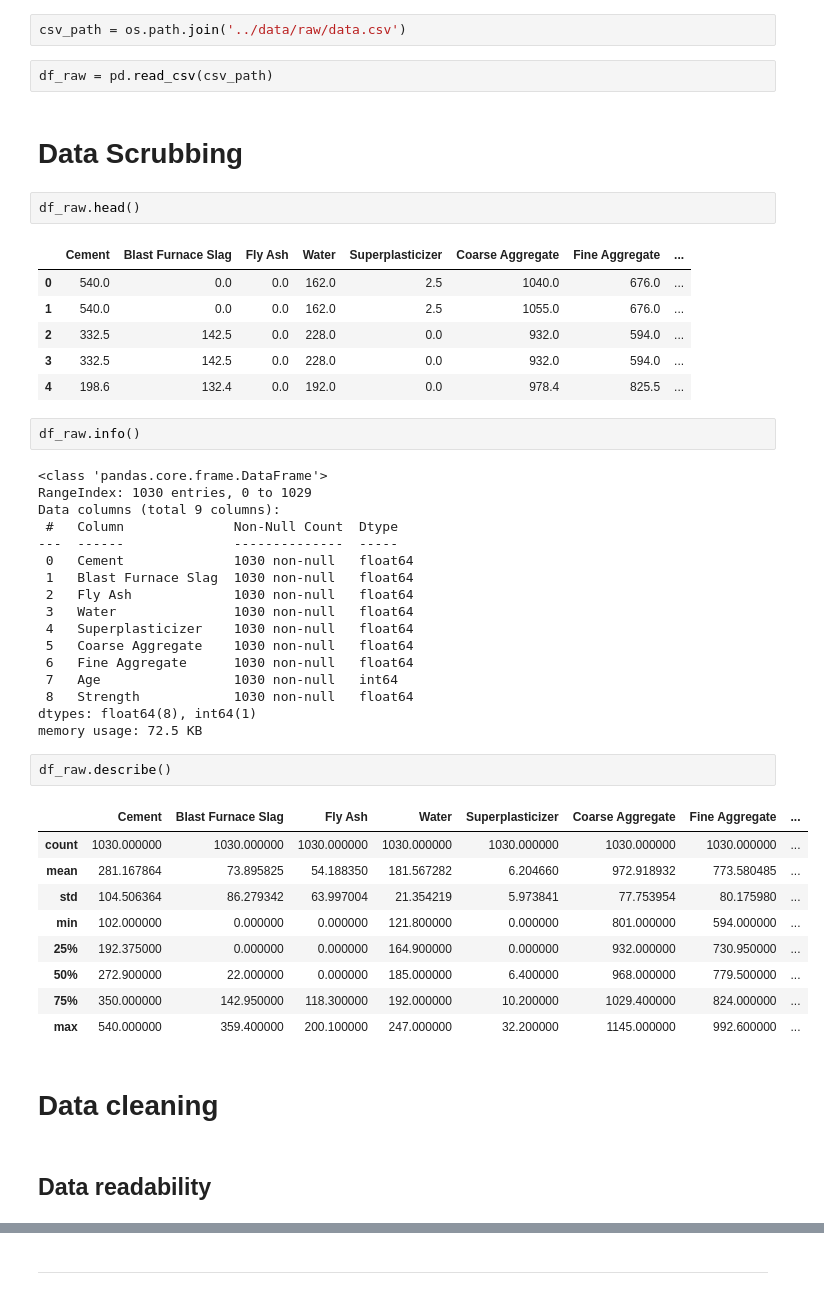
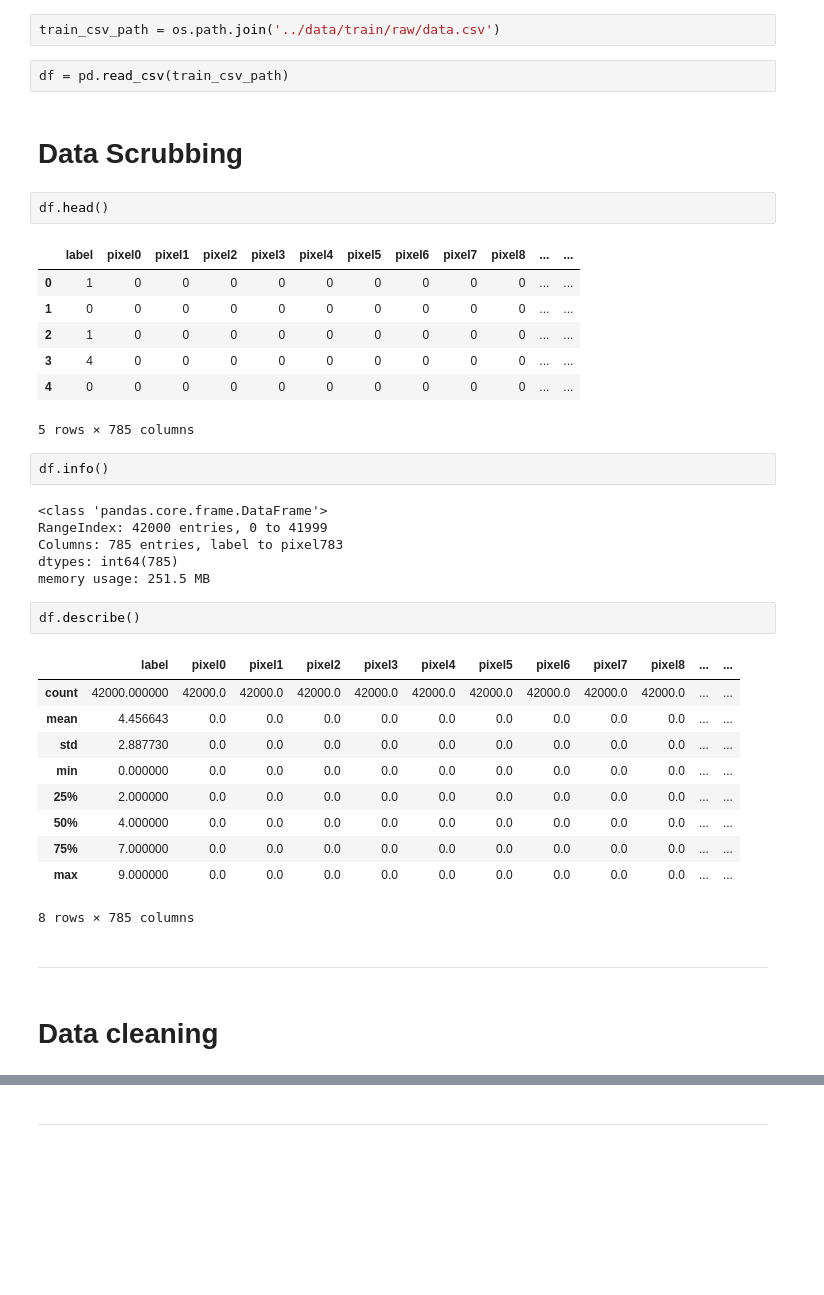
Before and after one commit to adilsmh/Digit-Recognizer, a Jupyter notebook: notebooks/notebook_model.ipynb, the cells around one changed output, grey strips where cells are left out. Cells and saved outputs as stored; diff of their text form; blank space fills up the shorter version.

```diff
--- a/notebooks/notebook_model.ipynb
+++ b/notebooks/notebook_model.ipynb
@@ -49,52 +53,43 @@ warnings.filterwarnings('ignore')
 # %% [markdown]
 # Data Fetching
 # %%
-csv_path = os.path.join('../data/raw/data.csv')
+train_csv_path = os.path.join('../data/train/raw/data.csv')
 # %%
-df_raw = pd.read_csv(csv_path)
+df = pd.read_csv(train_csv_path)
 # %% [markdown]
 # Data Scrubbing
 # %%
-df_raw.head()
+df.head()
 # %% [output]
-|  | Cement | Blast Furnace Slag | Fly Ash | Water | Superplasticizer | Coarse Aggregate | Fine Aggregate | ... |
-| 0 | 540.0 | 0.0 | 0.0 | 162.0 | 2.5 | 1040.0 | 676.0 | ... |
-| 1 | 540.0 | 0.0 | 0.0 | 162.0 | 2.5 | 1055.0 | 676.0 | ... |
-| 2 | 332.5 | 142.5 | 0.0 | 228.0 | 0.0 | 932.0 | 594.0 | ... |
-| 3 | 332.5 | 142.5 | 0.0 | 228.0 | 0.0 | 932.0 | 594.0 | ... |
-| 4 | 198.6 | 132.4 | 0.0 | 192.0 | 0.0 | 978.4 | 825.5 | ... |
+|  | label | pixel0 | pixel1 | pixel2 | pixel3 | pixel4 | pixel5 | pixel6 | pixel7 | pixel8 | ... | ... |
+| 0 | 1 | 0 | 0 | 0 | 0 | 0 | 0 | 0 | 0 | 0 | ... | ... |
+| 1 | 0 | 0 | 0 | 0 | 0 | 0 | 0 | 0 | 0 | 0 | ... | ... |
+| 2 | 1 | 0 | 0 | 0 | 0 | 0 | 0 | 0 | 0 | 0 | ... | ... |
+| 3 | 4 | 0 | 0 | 0 | 0 | 0 | 0 | 0 | 0 | 0 | ... | ... |
+| 4 | 0 | 0 | 0 | 0 | 0 | 0 | 0 | 0 | 0 | 0 | ... | ... |
+5 rows × 785 columns
 # %%
-df_raw.info()
+df.info()
 # %% [output]
 <class 'pandas.core.frame.DataFrame'>
-RangeIndex: 1030 entries, 0 to 1029
-Data columns (total 9 columns):
- #   Column              Non-Null Count  Dtype
----  ------              --------------  -----
- 0   Cement              1030 non-null   float64
- 1   Blast Furnace Slag  1030 non-null   float64
- 2   Fly Ash             1030 non-null   float64
- 3   Water               1030 non-null   float64
- 4   Superplasticizer    1030 non-null   float64
- 5   Coarse Aggregate    1030 non-null   float64
- 6   Fine Aggregate      1030 non-null   float64
- 7   Age                 1030 non-null   int64
- 8   Strength            1030 non-null   float64
-dtypes: float64(8), int64(1)
-memory usage: 72.5 KB
+RangeIndex: 42000 entries, 0 to 41999
+Columns: 785 entries, label to pixel783
+dtypes: int64(785)
+memory usage: 251.5 MB
 # %%
-df_raw.describe()
+df.describe()
 # %% [output]
-|  | Cement | Blast Furnace Slag | Fly Ash | Water | Superplasticizer | Coarse Aggregate | Fine Aggregate | ... |
-| count | 1030.000000 | 1030.000000 | 1030.000000 | 1030.000000 | 1030.000000 | 1030.000000 | 1030.000000 | ... |
-| mean | 281.167864 | 73.895825 | 54.188350 | 181.567282 | 6.204660 | 972.918932 | 773.580485 | ... |
-| std | 104.506364 | 86.279342 | 63.997004 | 21.354219 | 5.973841 | 77.753954 | 80.175980 | ... |
-| min | 102.000000 | 0.000000 | 0.000000 | 121.800000 | 0.000000 | 801.000000 | 594.000000 | ... |
-| 25% | 192.375000 | 0.000000 | 0.000000 | 164.900000 | 0.000000 | 932.000000 | 730.950000 | ... |
-| 50% | 272.900000 | 22.000000 | 0.000000 | 185.000000 | 6.400000 | 968.000000 | 779.500000 | ... |
-| 75% | 350.000000 | 142.950000 | 118.300000 | 192.000000 | 10.200000 | 1029.400000 | 824.000000 | ... |
-| max | 540.000000 | 359.400000 | 200.100000 | 247.000000 | 32.200000 | 1145.000000 | 992.600000 | ... |
+|  | label | pixel0 | pixel1 | pixel2 | pixel3 | pixel4 | pixel5 | pixel6 | pixel7 | pixel8 | ... | ... |
+| count | 42000.000000 | 42000.0 | 42000.0 | 42000.0 | 42000.0 | 42000.0 | 42000.0 | 42000.0 | 42000.0 | 42000.0 | ... | ... |
+| mean | 4.456643 | 0.0 | 0.0 | 0.0 | 0.0 | 0.0 | 0.0 | 0.0 | 0.0 | 0.0 | ... | ... |
+| std | 2.887730 | 0.0 | 0.0 | 0.0 | 0.0 | 0.0 | 0.0 | 0.0 | 0.0 | 0.0 | ... | ... |
+| min | 0.000000 | 0.0 | 0.0 | 0.0 | 0.0 | 0.0 | 0.0 | 0.0 | 0.0 | 0.0 | ... | ... |
+| 25% | 2.000000 | 0.0 | 0.0 | 0.0 | 0.0 | 0.0 | 0.0 | 0.0 | 0.0 | 0.0 | ... | ... |
+| 50% | 4.000000 | 0.0 | 0.0 | 0.0 | 0.0 | 0.0 | 0.0 | 0.0 | 0.0 | 0.0 | ... | ... |
+| 75% | 7.000000 | 0.0 | 0.0 | 0.0 | 0.0 | 0.0 | 0.0 | 0.0 | 0.0 | 0.0 | ... | ... |
+| max | 9.000000 | 0.0 | 0.0 | 0.0 | 0.0 | 0.0 | 0.0 | 0.0 | 0.0 | 0.0 | ... | ... |
+8 rows × 785 columns
+# %% [markdown]
+----------------------
 # %% [markdown]
 # Data cleaning
-# %% [markdown]
-## Data readability
```
Also changed, not shown: parts of 77 cells of this notebook, 9 other files.
